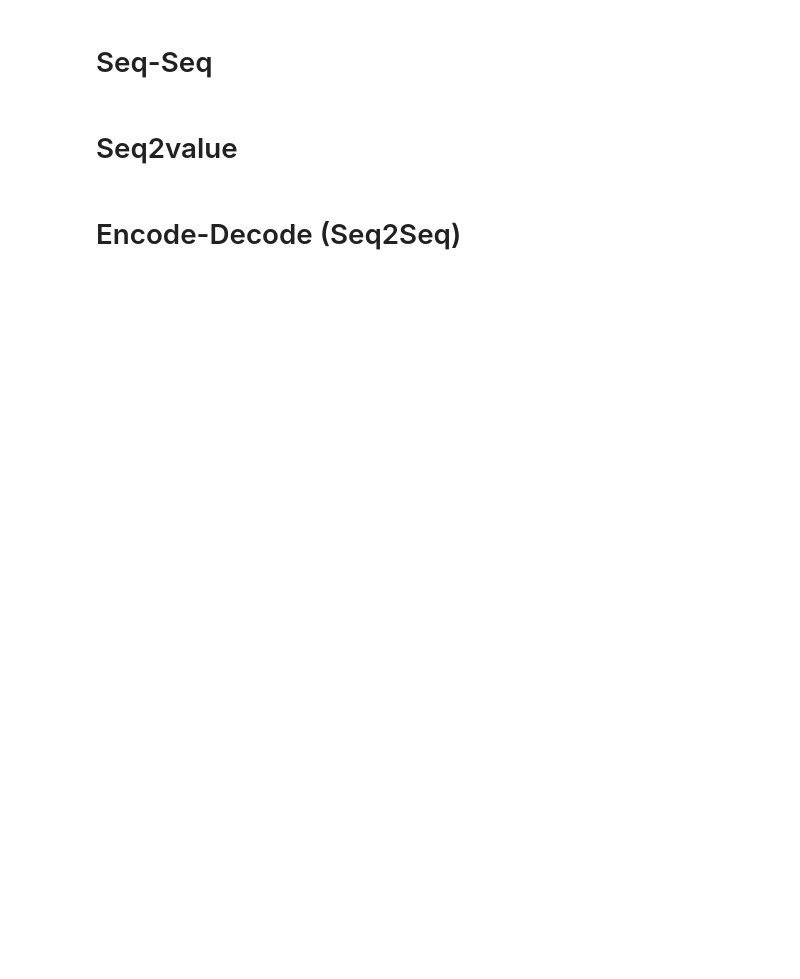
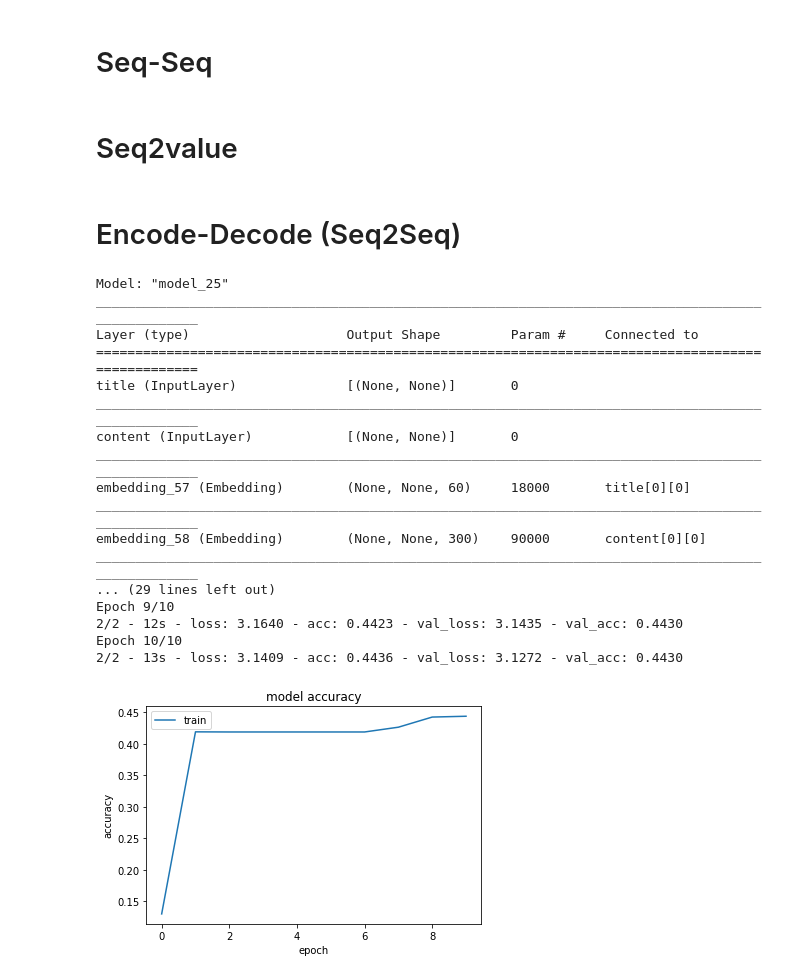
Before and after one commit to BecomeAllan/RNN, a Jupyter notebook: Lab.ipynb, the cells around one changed output. Saved outputs shown, nothing was run; the diff lists cells and outputs as text; code cells hidden in the pictures; blank space fills up the shorter version.

Commit message:
Update Encode-Decode

```diff
--- a/Lab.ipynb
+++ b/Lab.ipynb
@@ -166,8 +209,10 @@ Model(X_train)
 # %% [markdown]
 # Encode-Decode (Seq2Seq)
 # %%
-MAX_LENGTH_TITLE = 100
-MAX_LENGTH_POEM = 100
+MAX_LENGTH_TITLE = 26
+MAX_LENGTH_POEM = 30
+
+
 
 data_Econder_inputs = pad_sequences(data['Econder_inputs'], maxlen=MAX_LENGTH_TITLE, padding='post', truncating='post')
 
@@ -179,75 +224,89 @@ data_Decoder_targets = pad_sequences(data['Decoder_targets'], maxlen=MAX_LENGTH_
 Encoder_Train, Encoder_Test, _, _ = train_test_split(data_Econder_inputs, data_Decoder_inputs, test_size = 0.2, random_state=5)
 Decoder_Train, Decoder_Test, Target_Train, Target_Test  =  train_test_split(data_Decoder_inputs, data_Decoder_targets, test_size = 0.2, random_state=5)
 
-Target_Train = keras.utils.to_categorical(Target_Train, num_classes=len(dictionary))
-Target_Test = keras.utils.to_categorical(Target_Test, num_classes=len(dictionary))
+Target_Train = keras.utils.to_categorical(Target_Train, num_classes=VOCAB_SIZE_DECODER)
+Target_Test = keras.utils.to_categorical(Target_Test, num_classes=VOCAB_SIZE_DECODER)
 # %%
-# Length of the vocabulary in chars
-vocab_size = len(dictionary)
-
 # The embedding dimension
-embedding_dim = 76
+embedding_dim_Encoder = 60
+embedding_dim_Decoder =  300
+VOCAB_SIZE_ENCODER = VOCAB_SIZE_DECODER
 
 # Number of RNN units
-rnn_units = 50
+rnn_units = 100
 
 
 ## Encoder
 encode_input = keras.Input(shape=(None,), name="title")
-encode_features = layers.Embedding(vocab_size, embedding_dim)(encode_input)
+encode_features = layers.Embedding(VOCAB_SIZE_ENCODER, embedding_dim_Encoder)(encode_input)
 encoder = layers.LSTM(rnn_units, return_state=True, name = 'encode')
 encode_output, state_h, state_c = encoder(encode_features)
 
 # Estado da celula
 encoder_state = [state_h, state_c]
 
-
+#layers.Bidirectional
 
 #layers.CuDNNLSTM
 
 ## Decoder
 decode_input = keras.Input(shape=(None,), name="content")
-decode_features = layers.Embedding(vocab_size, embedding_dim)(decode_input)
+decode_features = layers.Embedding(VOCAB_SIZE_DECODER, embedding_dim_Decoder)(decode_input)
 decode = layers.LSTM(rnn_units, return_state=True, return_sequences=True, name = 'decode')
 decode_out, _, _ = decode(decode_features, initial_state = encoder_state)
-decoder_outputs = layers.Dense(vocab_size, activation="softmax")(decode_out)
+decoder_outputs = layers.Dense(VOCAB_SIZE_DECODER, activation="softmax")(decode_out)
 
 # Estado da celula
 
 
 model = keras.Model([encode_input, decode_input], decoder_outputs)
 model.summary()
 
 #keras.backend.clear_session()
 
 #keras.utils.plot_model(model, "multi_input_and_output_model.png", show_shapes=True)
 
-model.compile(
-    optimizer=keras.optimizers.Adam(1e-1),
+hist = model.compile(
+    optimizer=keras.optimizers.Adam(1e-2),
     loss = "categorical_crossentropy",
-    metrics = keras.metrics.categorical_accuracy
+    metrics = "acc"
 )
 
 #class CustomCallback(keras.callbacks.Callback):
 #  def on_epoch_end(self, epoch, logs=None):
 #    if 0 == epoch%1:
 #        print(f'Época: {epoch} \n output:{logs["predict"]}')
 
 
-model.fit([Encoder_Train, Decoder_Train], Target_Train,
-          batch_size = 3000,
-          epochs=2, verbose=2)
-
-pred = model.predict([Encoder_Test[0:2], Decoder_Test[0:2]])
-
-# Predições
-preds = np.argmax(pred[0], axis=1)
-
-np.delete(pred, preds)
+history = model.fit([Encoder_Train, Decoder_Train], Target_Train,
+          batch_size = 5000,
+          validation_split=0.2,
+          callbacks=[keras.callbacks.EarlyStopping('loss', min_delta=0.1, patience=3, restore_best_weights=True)],
+          epochs=10, verbose=2)
 
 
-enc = tokenizer.sequences_to_texts([ [idx] for idx in Encoder_Test[0].tolist()])
-res = tokenizer.sequences_to_texts([ [idx] for idx in pred.tolist()])
-
-print(f'Encode: {"".join(enc)}')
-print("".join(res))
+plt.plot(history.history['acc'])
+plt.title('model accuracy')
+plt.ylabel('accuracy')
+plt.xlabel('epoch')
+plt.legend(['train', 'val'], loc='upper left')
+plt.show()
+# %% [output]
+Model: "model_25"
+__________________________________________________________________________________________________
+Layer (type)                    Output Shape         Param #     Connected to
+==================================================================================================
+title (InputLayer)              [(None, None)]       0
+__________________________________________________________________________________________________
+content (InputLayer)            [(None, None)]       0
+__________________________________________________________________________________________________
+embedding_57 (Embedding)        (None, None, 60)     18000       title[0][0]
+__________________________________________________________________________________________________
+embedding_58 (Embedding)        (None, None, 300)    90000       content[0][0]
+__________________________________________________________________________________________________
+... (29 lines left out)
+Epoch 9/10
+2/2 - 12s - loss: 3.1640 - acc: 0.4423 - val_loss: 3.1435 - val_acc: 0.4430
+Epoch 10/10
+2/2 - 13s - loss: 3.1409 - acc: 0.4436 - val_loss: 3.1272 - val_acc: 0.4430
+[figure, added]
```
Also changed, not shown: parts of 7 cells of this notebook.
